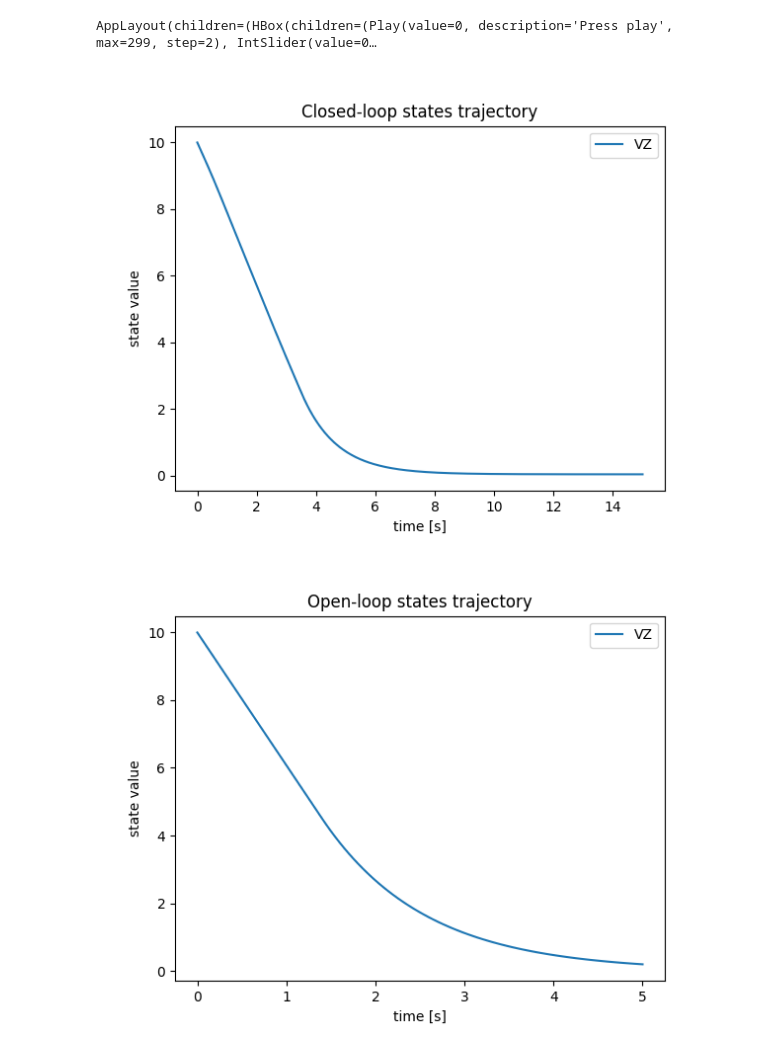
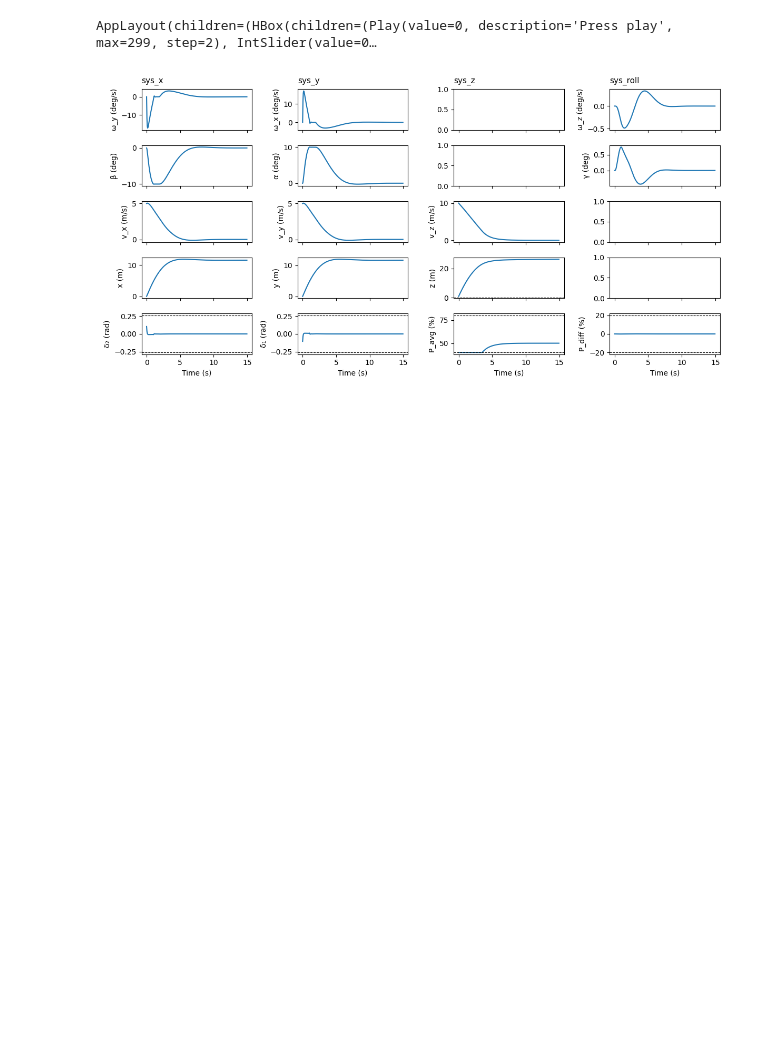
Before and after one commit to jverbois/Model-Predictive-Control-Project, a Jupyter notebook: Deliverable_5_1/Deliverable_5_1.ipynb, the cells around one changed output. Saved outputs shown, nothing was run; the diff lists cells and outputs as text; code cells hidden in the pictures; blank space fills up the shorter version.

```diff
--- a/Deliverable_5_1/Deliverable_5_1.ipynb
+++ b/Deliverable_5_1/Deliverable_5_1.ipynb
@@ -64,8 +64,6 @@ vis.animate(t_cl[:-1], x_cl[:,:-1], u_cl, Ref=ref[:,:-1], T_ol=t_ol[...,:-1], X_
 # %% [output]
 AppLayout(children=(HBox(children=(Play(value=0, description='Press play', max=299, step=2), IntSlider(value=0…
 # %%
-from LinearMPC.utils import plot_trajectory
-plot_trajectory(t_cl, x_cl, u_cl, t_ol, x_ol, u_ol, mpc.mpc_z)
+plot_static_states_inputs(t_cl[:-1], x_cl[:,:-1], u_cl)
 # %% [output]
-[figure, old version]
+[figure, new version]
-[figure, removed]
```
Also changed, not shown: parts of 1 cell of this notebook.
